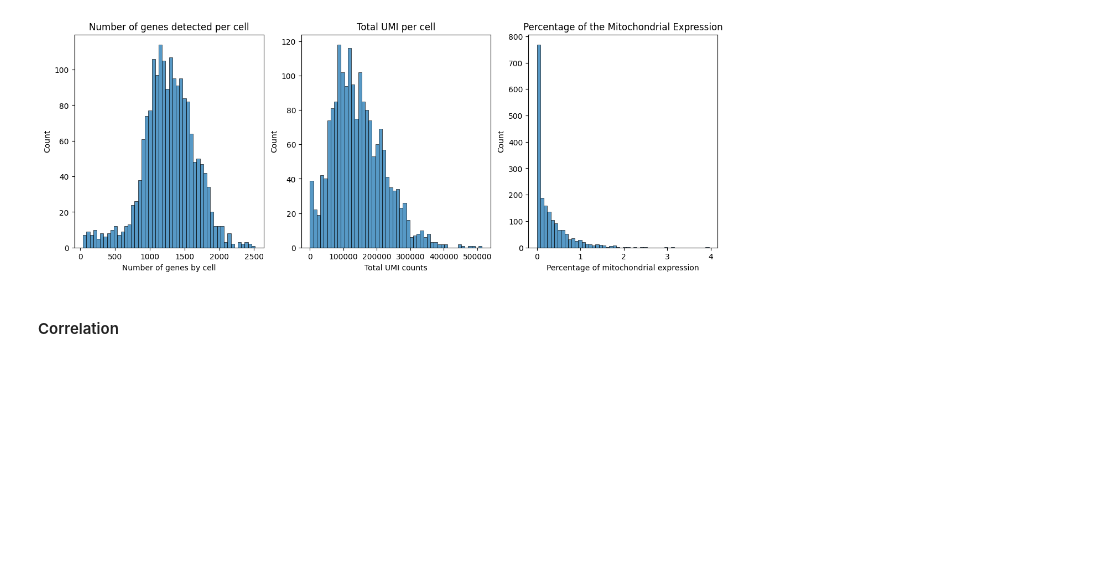
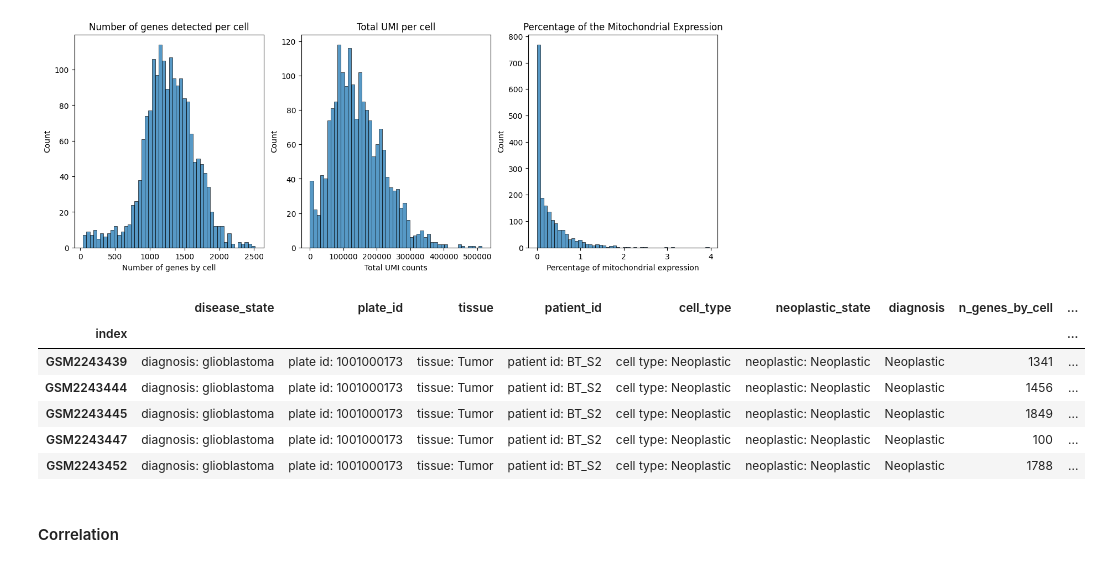
Before and after one commit to henrysaenz/eda_rna, a Jupyter notebook: _sources/raw_data.ipynb, the cells around one changed output. Drawn from its saved outputs; the diff is of its cells as text; code cells hidden in the pictures; blank space fills up the shorter version.

```diff
--- a/_sources/raw_data.ipynb
+++ b/_sources/raw_data.ipynb
@@ -310,5 +300,16 @@ axes[2].set_ylabel("Count")
 plt.show()
 # %% [output]
 [figure]
+# %%
+# Display the first few rows of the .obs attribute as an HTML table
+display(HTML(adata_glioblastoma_raw.obs.head().to_html()))
+# %% [output]
+|  | disease_state | plate_id | tissue | patient_id | cell_type | neoplastic_state | diagnosis | n_genes_by_cell | ... |
+| index |  |  |  |  |  |  |  |  | ... |
+| GSM2243439 | diagnosis: glioblastoma | plate id: 1001000173 | tissue: Tumor | patient id: BT_S2 | cell type: Neoplastic | neoplastic: Neoplastic | Neoplastic | 1341 | ... |
+| GSM2243444 | diagnosis: glioblastoma | plate id: 1001000173 | tissue: Tumor | patient id: BT_S2 | cell type: Neoplastic | neoplastic: Neoplastic | Neoplastic | 1456 | ... |
+| GSM2243445 | diagnosis: glioblastoma | plate id: 1001000173 | tissue: Tumor | patient id: BT_S2 | cell type: Neoplastic | neoplastic: Neoplastic | Neoplastic | 1849 | ... |
+| GSM2243447 | diagnosis: glioblastoma | plate id: 1001000173 | tissue: Tumor | patient id: BT_S2 | cell type: Neoplastic | neoplastic: Neoplastic | Neoplastic | 100 | ... |
+| GSM2243452 | diagnosis: glioblastoma | plate id: 1001000173 | tissue: Tumor | patient id: BT_S2 | cell type: Neoplastic | neoplastic: Neoplastic | Neoplastic | 1788 | ... |
 # %% [markdown]
 #### Correlation
```
Also changed, not shown: parts of 18 cells of this notebook, 4 other files.
